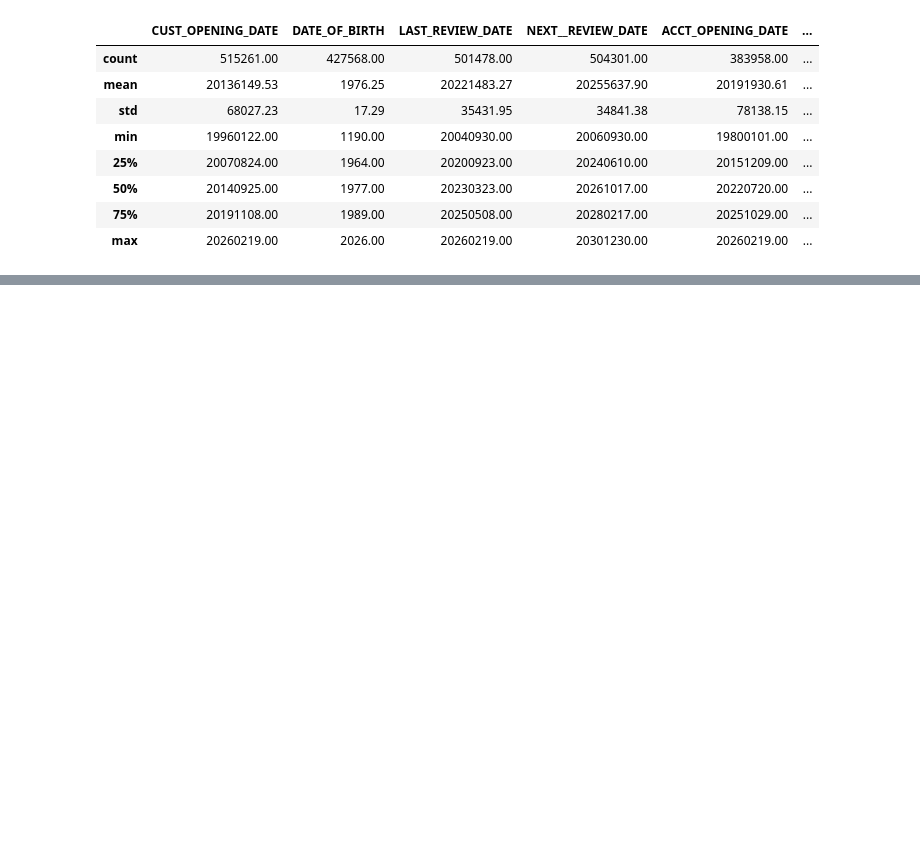
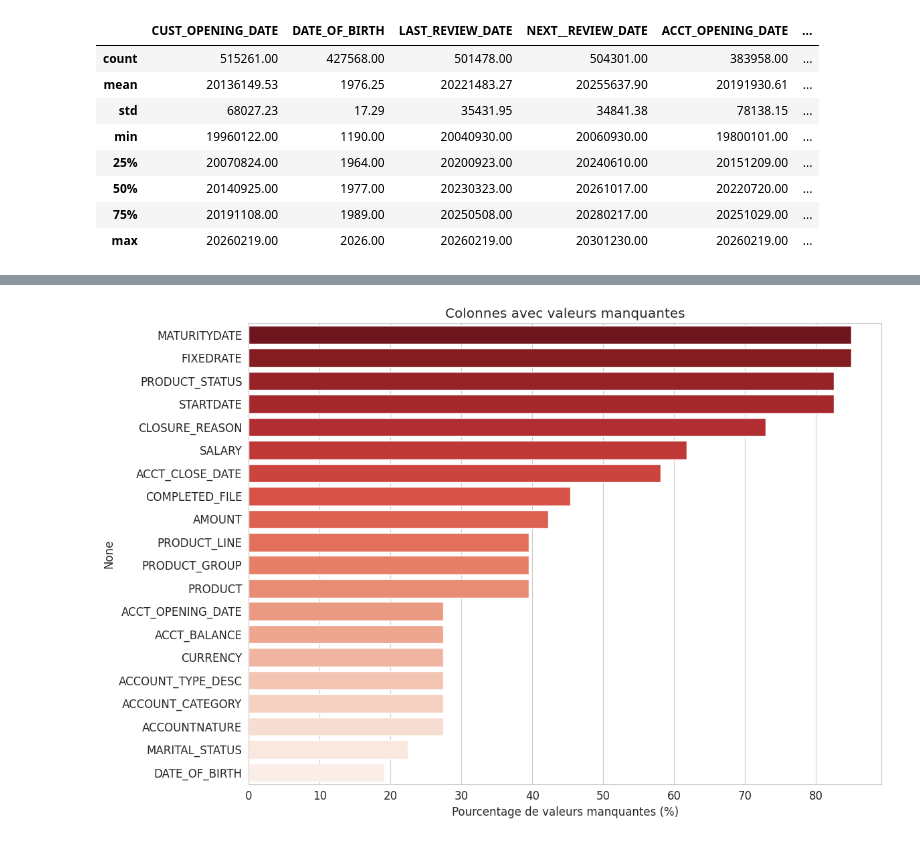
Before and after one commit to Hmz931/ProjetIntegre_Churn_HAFAS, a Jupyter notebook: 01_etl/notebooks/01_exploration.ipynb, the cells around one changed output, grey strips where cells are left out. Cells and saved outputs as stored; diff of their text form; code cells hidden in the pictures; blank space fills up the shorter version.

```diff
--- a/01_etl/notebooks/01_exploration.ipynb
+++ b/01_etl/notebooks/01_exploration.ipynb
@@ -28,8 +55,7 @@ plt.rcParams['font.size'] = 12
 # %%
-# Chargement du fichier CSV
-df = pd.read_csv("../../data/data_churn.csv", sep=",")
+df = pd.read_csv("../../data/data_churn.txt", sep=",")
 
-print(f"Nombre de lignes : {df.shape[0]}")
+print(f"Nombre de lignes   : {df.shape[0]:,}")
 print(f"Nombre de colonnes : {df.shape[1]}")
 df.head()
 # %% [output]
@@ -637,0 +280,10 @@ plt.show()
+# %%
+plt.figure(figsize=(12, 8))
+top_missing = missing_df.head(20)
+sns.barplot(x=top_missing['Pct'], y=top_missing.index, palette='Reds_r')
+plt.xlabel('Pourcentage de valeurs manquantes (%)')
+plt.title('Colonnes avec valeurs manquantes')
+plt.tight_layout()
+plt.show()
+# %% [output]
+[figure, added]
```
Also changed, not shown: parts of 103 cells of this notebook, 29 other files.
